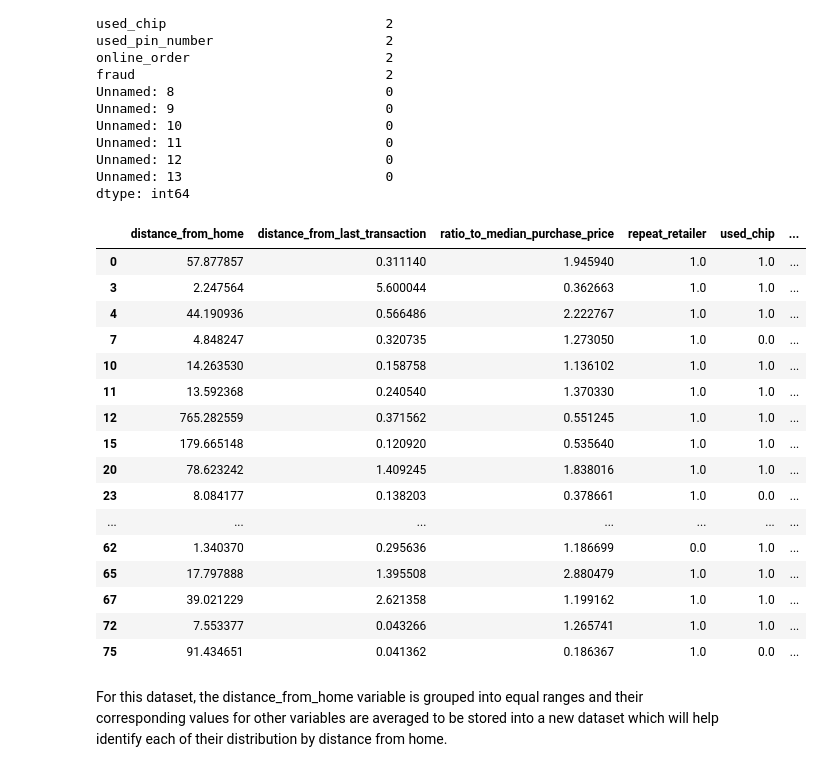
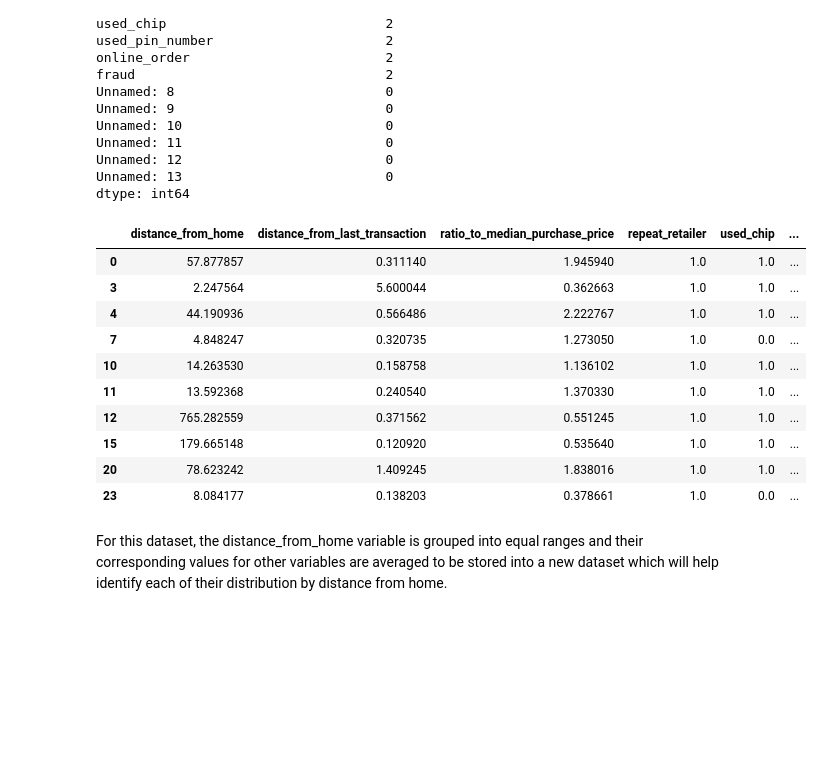
Before and after one commit to KarimKhalil33/CreditCard-Fraud-Data-Analysis, a Jupyter notebook: analysis/analysis1.ipynb, the cells around one changed output. Saved outputs shown, nothing was run; the diff lists cells and outputs as text; code cells hidden in the pictures; blank space fills up the shorter version.

```diff
--- a/analysis/analysis1.ipynb
+++ b/analysis/analysis1.ipynb
@@ -71,30 +69,22 @@ Unnamed: 12                          0
 Unnamed: 13                          0
 dtype: int64
 # %%
-#drop any rows with the NaN values, make a new filtered dataset
 data_filtered = dataset.dropna(subset=['distance_from_home'])
 data_filtered = pd.DataFrame(data_filtered)
-#drop any columns with NaN values
 df = data_filtered.dropna(axis=1, how='any')
-df.head(n=30)
+df.head(n=10)
 # %% [output]
 |  | distance_from_home | distance_from_last_transaction | ratio_to_median_purchase_price | repeat_retailer | used_chip | ... |
 | 0 | 57.877857 | 0.311140 | 1.945940 | 1.0 | 1.0 | ... |
 | 3 | 2.247564 | 5.600044 | 0.362663 | 1.0 | 1.0 | ... |
 | 4 | 44.190936 | 0.566486 | 2.222767 | 1.0 | 1.0 | ... |
 | 7 | 4.848247 | 0.320735 | 1.273050 | 1.0 | 0.0 | ... |
 | 10 | 14.263530 | 0.158758 | 1.136102 | 1.0 | 1.0 | ... |
 | 11 | 13.592368 | 0.240540 | 1.370330 | 1.0 | 1.0 | ... |
 | 12 | 765.282559 | 0.371562 | 0.551245 | 1.0 | 1.0 | ... |
 | 15 | 179.665148 | 0.120920 | 0.535640 | 1.0 | 1.0 | ... |
 | 20 | 78.623242 | 1.409245 | 1.838016 | 1.0 | 1.0 | ... |
 | 23 | 8.084177 | 0.138203 | 0.378661 | 1.0 | 0.0 | ... |
-| ... | ... | ... | ... | ... | ... | ... |
-| 62 | 1.340370 | 0.295636 | 1.186699 | 0.0 | 1.0 | ... |
-| 65 | 17.797888 | 1.395508 | 2.880479 | 1.0 | 1.0 | ... |
-| 67 | 39.021229 | 2.621358 | 1.199162 | 1.0 | 1.0 | ... |
-| 72 | 7.553377 | 0.043266 | 1.265741 | 1.0 | 1.0 | ... |
-| 75 | 91.434651 | 0.041362 | 0.186367 | 1.0 | 0.0 | ... |
 # %% [markdown]
 For this dataset, the distance_from_home variable is grouped into equal ranges and their corresponding values for other variables are averaged to be stored into a new dataset which will help identify each of their distribution by distance from home.
 # %%
```
Also changed, not shown: parts of 16 cells of this notebook.
